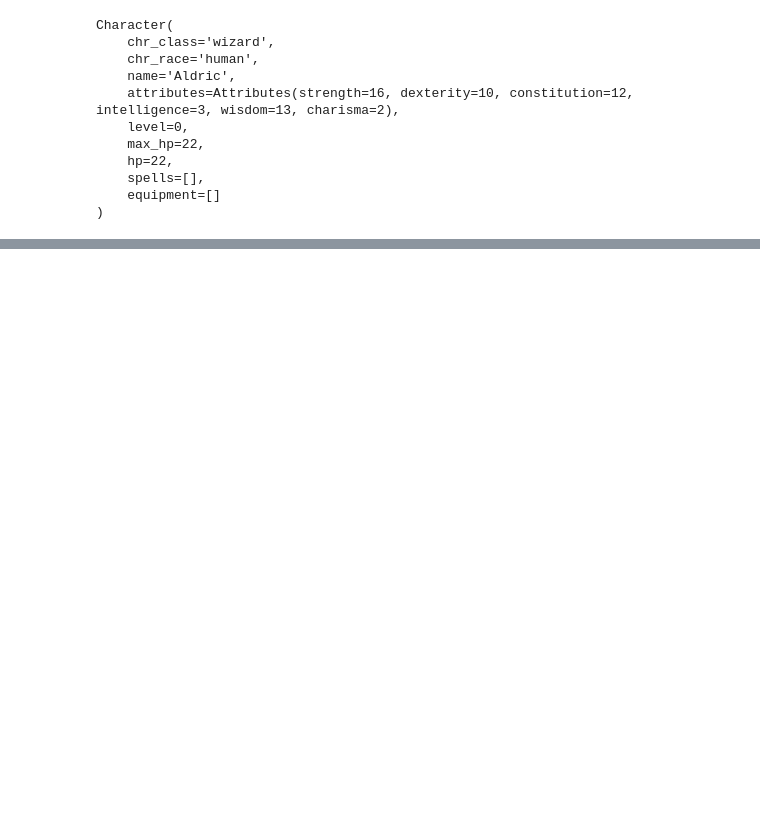
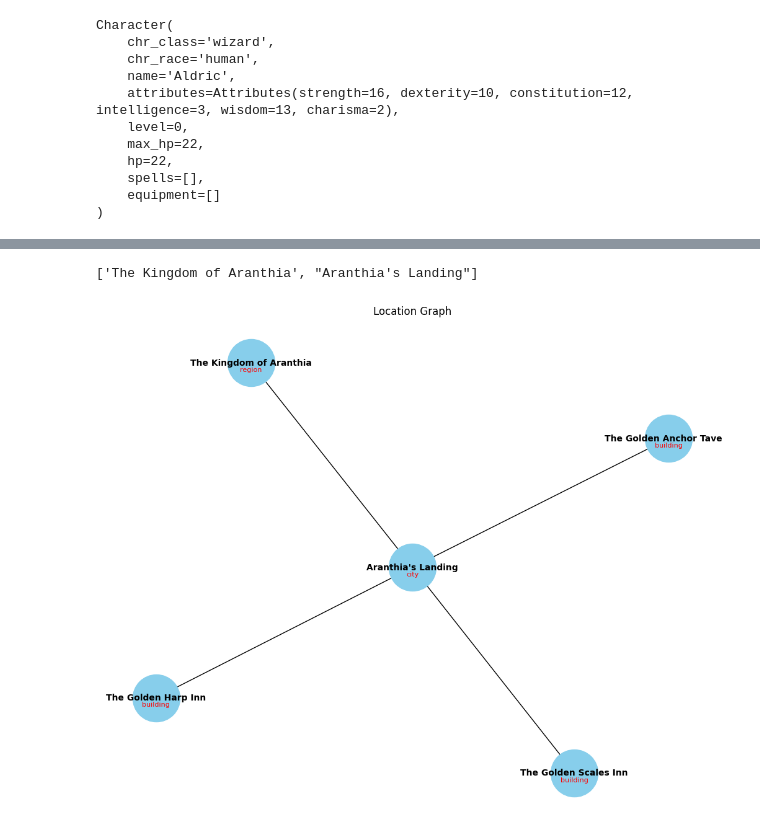
Before and after one commit to mgfrantz/autodm, a Jupyter notebook: nbs/03_llamaindex_agents.ipynb, the cells around one changed output, grey strips where cells are left out. Cells and saved outputs as stored; diff of their text form; code cells hidden in the pictures; blank space fills up the shorter version.

Commit message:
Got location agent kind of working

```diff
--- a/nbs/03_llamaindex_agents.ipynb
+++ b/nbs/03_llamaindex_agents.ipynb
@@ -44,0 +192,8 @@ story = StoryLineWithStoryItems.generate(character, city, region, locations)
+# %%
+locations.list_locations()
+# %% [output]
+['The Kingdom of Aranthia', "Aranthia's Landing"]
+# %%
+locations.visualize()
+# %% [output]
+[figure, added]
```
Also changed, not shown: parts of 9 cells of this notebook.
